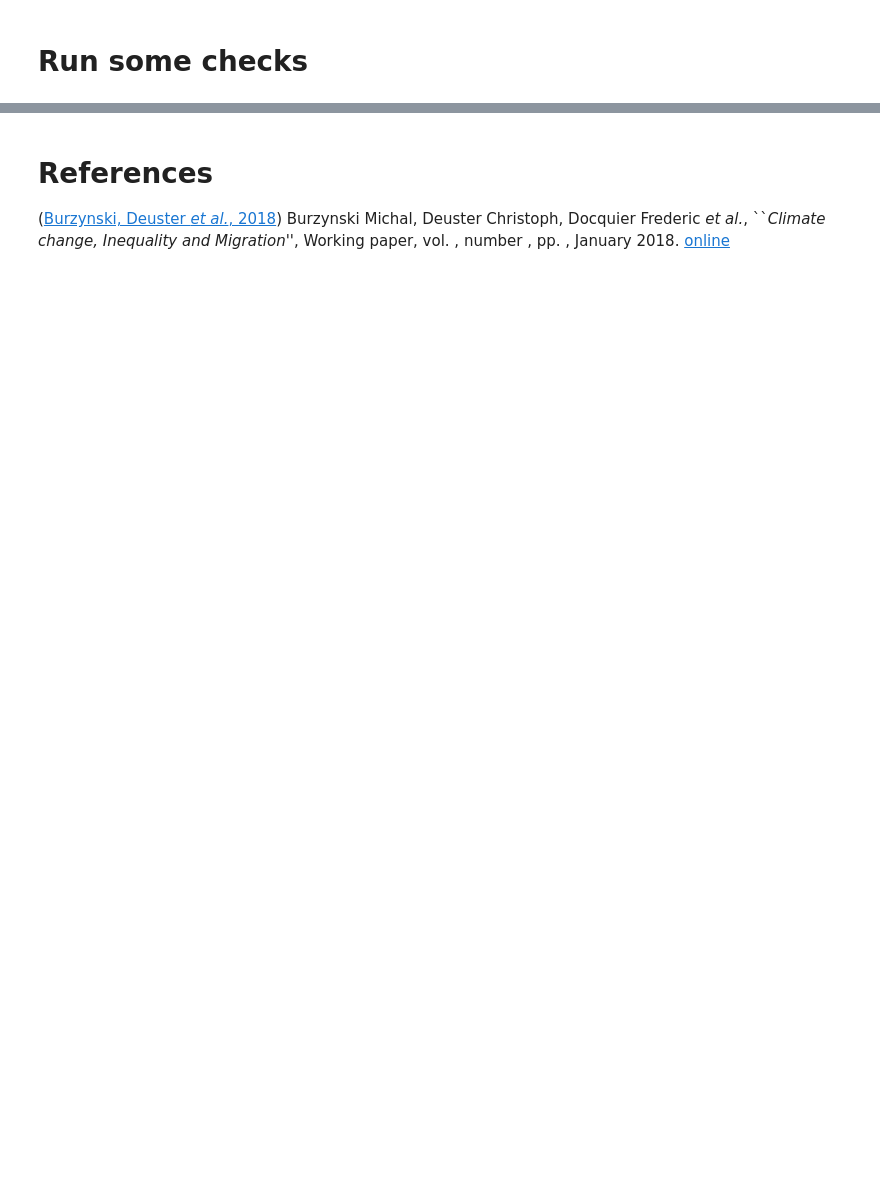
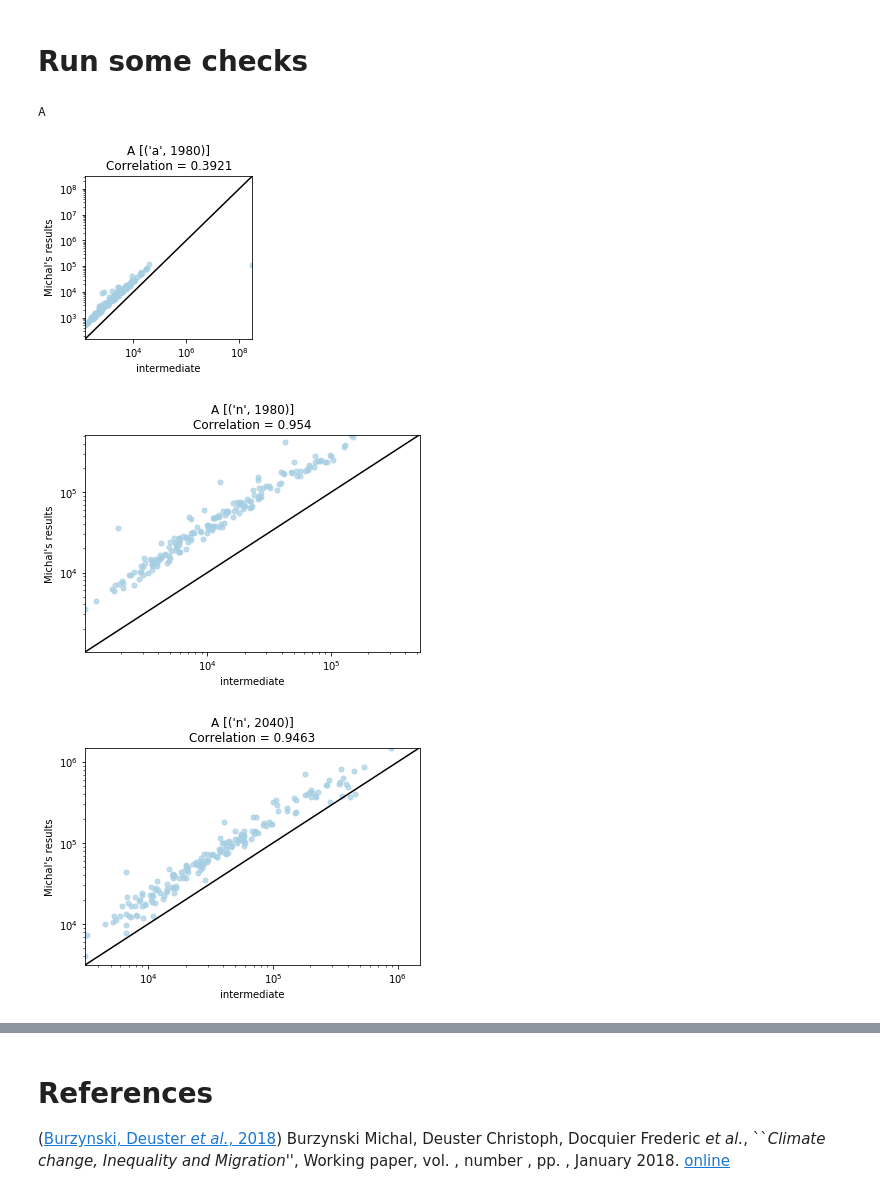
Before and after one commit to hscheewel/GeographyOfClimateMigration, a Jupyter notebook: model.ipynb, the cells around one changed output, grey strips where cells are left out. Cells and saved outputs as stored; diff of their text form; code cells hidden in the pictures; blank space fills up the shorter version.

```diff
--- a/model.ipynb
+++ b/model.ipynb
@@ -875,16 +912,13 @@ class check:
     def __init__(self,
                  name = "Michal's results",
                  σ={'a': math.inf, 'n': 2.0}, # elasticity of substitution
-                 θ=0.25, # preference for children (NOT NEEDED?)
-                 λ=0.5, # elasticity of training technology (NOT NEEDED?)
-                 φ=0.14, # time to raise a child (NOT NEEDED?)
                  μ=1.4, # 1/elasticity of mig. to wages
                  B=0.5, # income loss due to forced discplacement
                  τ={'a': 0.0, 'n': 0.0}, # utility loss due to CLC
                  tol=1e-10, # tolerance parameter
                  inputs='new_checks.xlsx', # input of data
                  scenario='intermediate'): # climate change scenario
-        self.σ, self.θ, self.λ, self.φ, = σ, θ, λ, φ,
+        self.σ = σ
         self.τ, self.μ, self.B  = τ, μ, B
         self.tol = tol
         self.name = name
@@ -937,24 +971,26 @@ for t in T[1:]:
         for s in S:
             mx.resident_split(r,s,t)
 # %%
-def compare_models(model1, model2, num=7,size=10):
+def compare_models(model1, model2, num=7,size=3,fit_reg = False):
     num = 5
     tol = 0
     markers = ['o','^','s','x']
 
-    size = 10
     for i in sorted(list(model1.__dict__)):
+        print(i)
         elem = model1.__dict__[i]
         if isinstance(elem, pd.DataFrame):
             levels = [list(x) for x in elem.columns.levels]
-            tuples = list(itertools.product(*levels))
-            tuples = sorted(list(tuples),key=lambda x: x[len(tuples[0])-1])
+            tuples = set(list(model1.__dict__[i])).intersection(set(list(model2.__dict__[i])))
+            count = 0
+            plt.figure(figsize=(size, size))
             for tup in tuples:
-                plt.figure(figsize=(size, size))
+                count += 1
                 y = model1.__dict__[i][tup]
                 x = model2.__dict__[i][tup]
+
                 sns.regplot(x, y,
-                            fit_reg = True,
+                            fit_reg = fit_reg,
                             scatter = True,
                             scatter_kws={'s': 25, 'alpha': 0.7}
                             )
@@ -967,7 +1003,12 @@ def compare_models(model1, model2, num=7,size=10):
                 plt.ylabel(model1.name)
                 plt.xscale('log')
                 plt.yscale('log')
-                plt.title(i+' ['+str(tup)+']')
+                plt.title(i+' ['+str(tup)+']'+'\n'+'Correlation = '+str(round(x.corr(y),4)))
                 plt.show()
 # %%
-compare_models(m1,m0)
+compare_models(m0,m1)
+# %% [output]
+A
+[figure, added]
+[figure, added]
+[figure, added]
```
Also changed, not shown: parts of 16 cells of this notebook, 1 other file.
